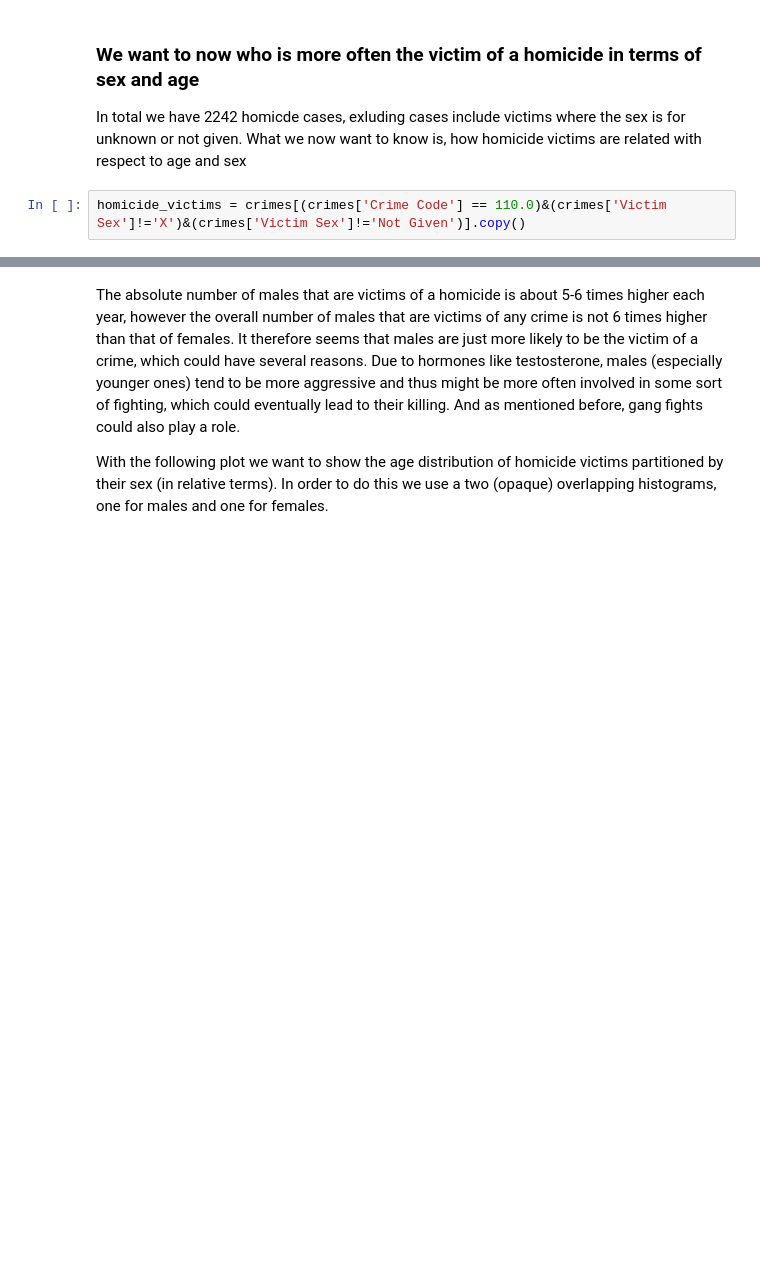
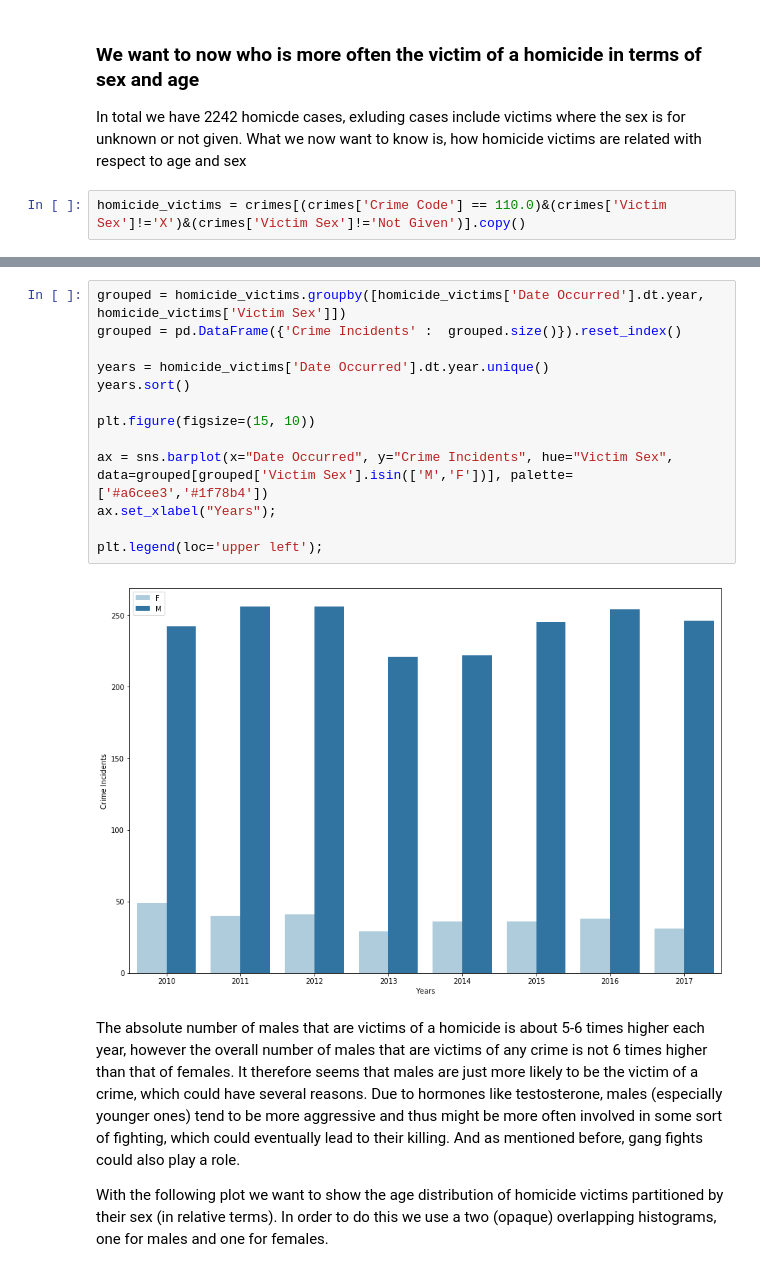
Before and after one commit to AlexUserForVA/VA_LACrimes, a Jupyter notebook: va_project_henkel_moser.ipynb, the cells around one changed output, grey strips where cells are left out. Saved outputs shown, nothing was run; the diff lists cells and outputs as text; blank space fills up the shorter version.

```diff
--- a/va_project_henkel_moser.ipynb
+++ b/va_project_henkel_moser.ipynb
@@ -714,3 +643,18 @@ iplot(data, filename='Homicide and Sex over the Years')
+# %%
+grouped = homicide_victims.groupby([homicide_victims['Date Occurred'].dt.year, homicide_victims['Victim Sex']])
+grouped = pd.DataFrame({'Crime Incidents' :  grouped.size()}).reset_index()
+
+years = homicide_victims['Date Occurred'].dt.year.unique()
+years.sort()
+
+plt.figure(figsize=(15, 10))
+
+ax = sns.barplot(x="Date Occurred", y="Crime Incidents", hue="Victim Sex", data=grouped[grouped['Victim Sex'].isin(['M','F'])], palette=['#a6cee3','#1f78b4'])
+ax.set_xlabel("Years");
+
+plt.legend(loc='upper left');
+# %% [output]
+[figure, added]
 # %% [markdown]
 The absolute number of males that are victims of a homicide is about 5-6 times higher each year, however the overall number of males that are victims of any crime is not 6 times higher than that of females.
 It therefore seems that males are just more likely to be the victim of a crime, which could have several reasons.
```
Also changed, not shown: parts of 8 cells of this notebook.
